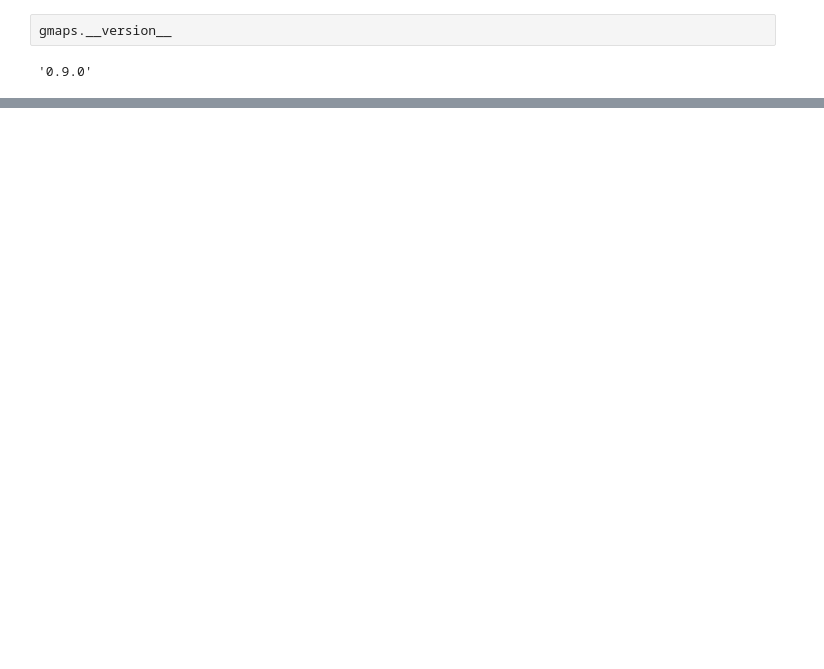
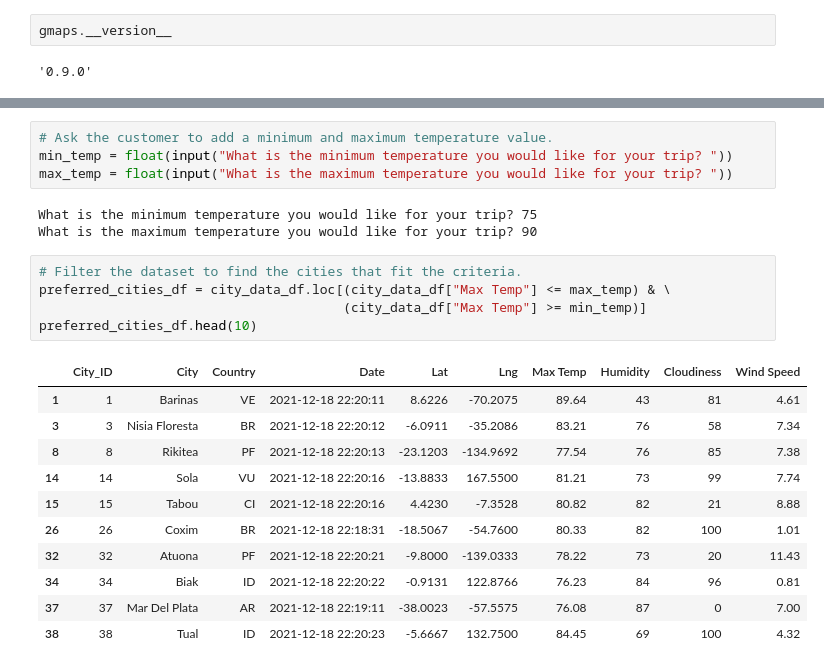
Before and after one commit to rllemos/World_Weather_Analysis, a Jupyter notebook: WeatherPy.ipynb, the cells around one changed output, grey strips where cells are left out. Cells and saved outputs as stored; diff of their text form; blank space fills up the shorter version.

```diff
--- a/WeatherPy.ipynb
+++ b/WeatherPy.ipynb
@@ -540,0 +536,24 @@ widgets.IntSlider()
+# %%
+# Ask the customer to add a minimum and maximum temperature value.
+min_temp = float(input("What is the minimum temperature you would like for your trip? "))
+max_temp = float(input("What is the maximum temperature you would like for your trip? "))
+# %% [output]
+What is the minimum temperature you would like for your trip? 75
+What is the maximum temperature you would like for your trip? 90
+# %%
+# Filter the dataset to find the cities that fit the criteria.
+preferred_cities_df = city_data_df.loc[(city_data_df["Max Temp"] <= max_temp) & \
+                                       (city_data_df["Max Temp"] >= min_temp)]
+preferred_cities_df.head(10)
+# %% [output]
+|  | City_ID | City | Country | Date | Lat | Lng | Max Temp | Humidity | Cloudiness | Wind Speed |
+| 1 | 1 | Barinas | VE | 2021-12-18 22:20:11 | 8.6226 | -70.2075 | 89.64 | 43 | 81 | 4.61 |
+| 3 | 3 | Nisia Floresta | BR | 2021-12-18 22:20:12 | -6.0911 | -35.2086 | 83.21 | 76 | 58 | 7.34 |
+| 8 | 8 | Rikitea | PF | 2021-12-18 22:20:13 | -23.1203 | -134.9692 | 77.54 | 76 | 85 | 7.38 |
+| 14 | 14 | Sola | VU | 2021-12-18 22:20:16 | -13.8833 | 167.5500 | 81.21 | 73 | 99 | 7.74 |
+| 15 | 15 | Tabou | CI | 2021-12-18 22:20:16 | 4.4230 | -7.3528 | 80.82 | 82 | 21 | 8.88 |
+| 26 | 26 | Coxim | BR | 2021-12-18 22:18:31 | -18.5067 | -54.7600 | 80.33 | 82 | 100 | 1.01 |
+| 32 | 32 | Atuona | PF | 2021-12-18 22:20:21 | -9.8000 | -139.0333 | 78.22 | 73 | 20 | 11.43 |
+| 34 | 34 | Biak | ID | 2021-12-18 22:20:22 | -0.9131 | 122.8766 | 76.23 | 84 | 96 | 0.81 |
+| 37 | 37 | Mar Del Plata | AR | 2021-12-18 22:19:11 | -38.0023 | -57.5575 | 76.08 | 87 | 0 | 7.00 |
+| 38 | 38 | Tual | ID | 2021-12-18 22:20:23 | -5.6667 | 132.7500 | 84.45 | 69 | 100 | 4.32 |
```
Also changed, not shown: parts of 33 cells of this notebook, 8 other files.
